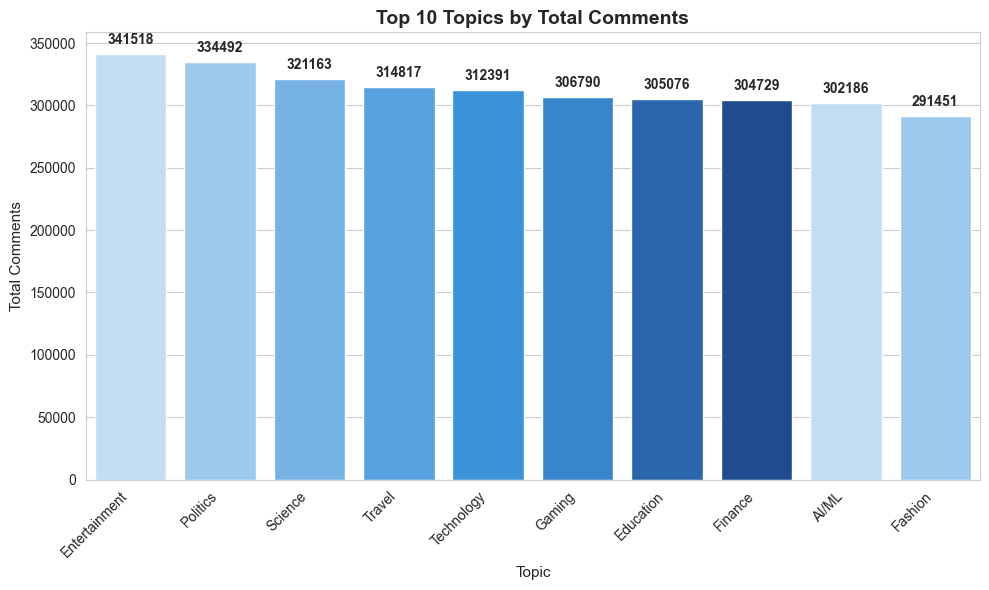
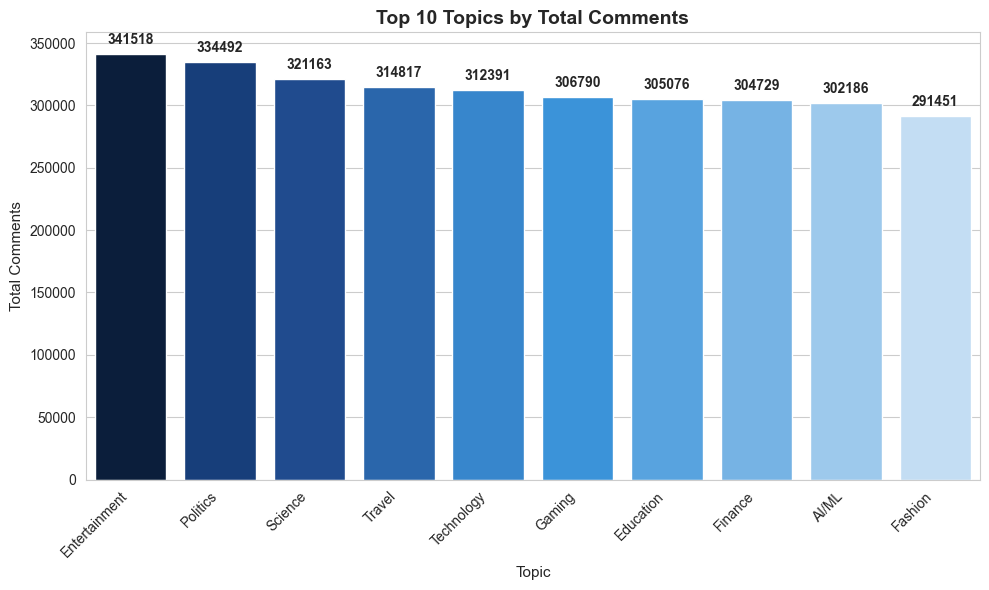
Unified diff of the notebook cell whose output changed from the first chart to the second:
--- before
+++ after
@@ -3,5 +3,5 @@
 
 plt.figure(figsize=(10, 6))
-ax = sns.barplot(x=topic_comments.head(10).index, y=topic_comments.head(10).values, palette=gradient, hue=topic_comments.head(10).index, legend=False)
+ax = sns.barplot(x=topic_comments.head(10).index, y=topic_comments.head(10).values, palette=gradient[::-1], hue=topic_comments.head(10).index, legend=False)
 
 for container in ax.containers:

Commit: project 3 added